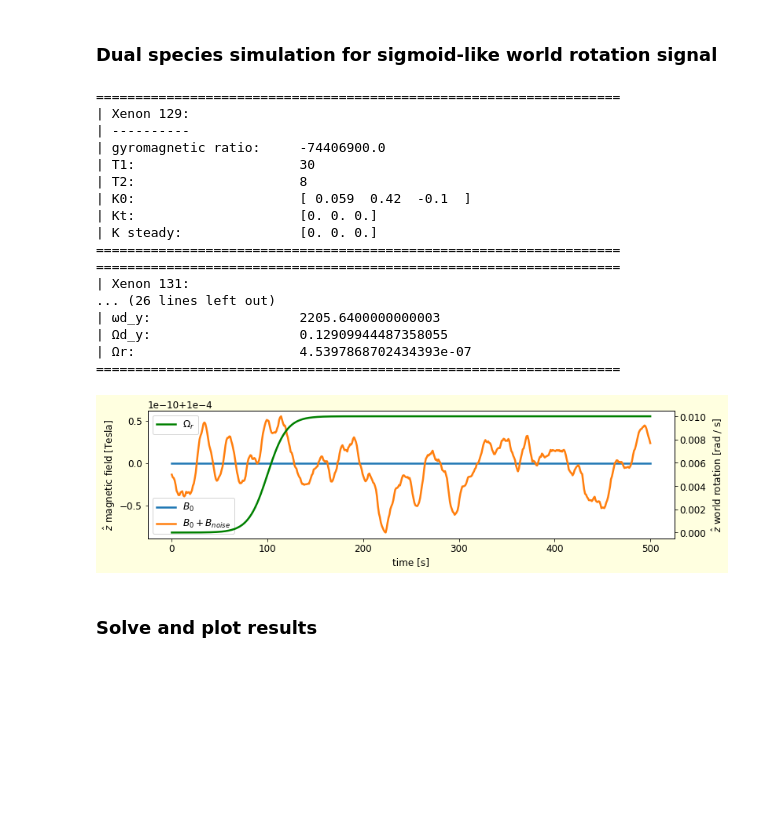
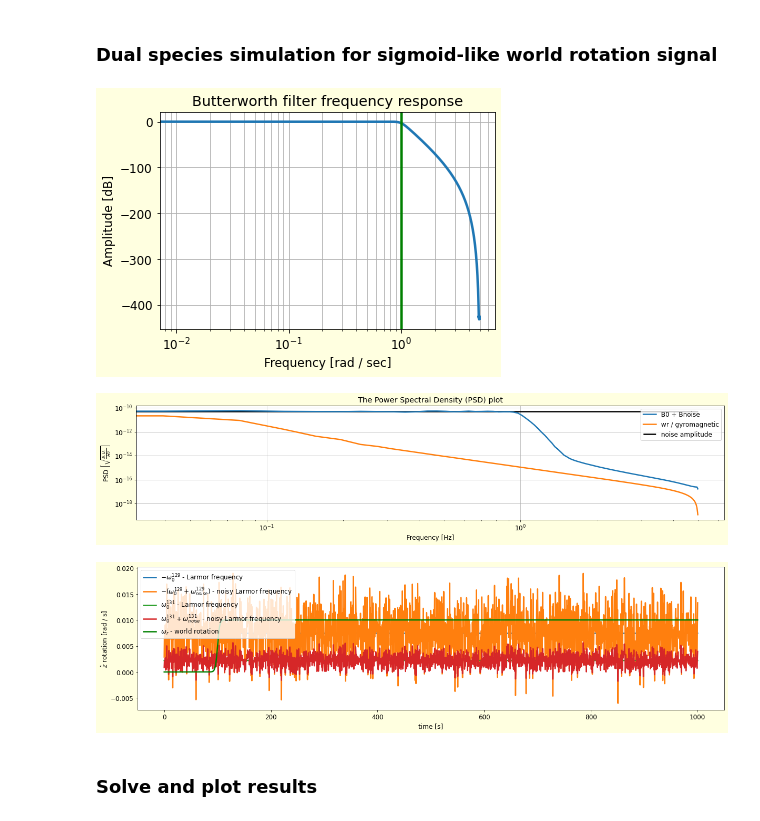
Before and after one commit to RoyElkabetz/NMR-gyroscope, a Jupyter notebook: src/dual_specie_experiment.ipynb, the cells around one changed output. Cells and saved outputs as stored; diff of their text form; code cells hidden in the pictures; blank space fills up the shorter version.

```diff
--- a/src/dual_specie_experiment.ipynb
+++ b/src/dual_specie_experiment.ipynb
@@ -59,16 +59,19 @@ $$
 # %% [markdown]
 ### Dual species simulation for sigmoid-like world rotation signal
 # %%
-# solver parameters
-t_final = 500
-dt = 1
-steps = int(t_final // dt )
-ts1 = np.linspace(0, dt, 2)
-ts = np.linspace(0, t_final, steps)
+# solver and noise parameters
+t_final = 1000                               # [s]
+dt = 0.1                                      # [s]
+sampling_frequency = 1 / dt                 # [Hz]
+noise_cutoff_frequency = 1                # [Hz]
+noise_amplitude = 5e-7 * phy.G2T            # [Tesla]
+steps = int(t_final // dt)
+ts = np.linspace(0, t_final, steps)         # [s]
+noise = utils.get_white_noise(noise_amplitude, sampling_frequency, ts)  # [Tesla]
 
 # world rotation parameters
 #wr = 30 * utils.gaussian(ts, 600, 40)                         # rad / s
-wr = 0.01 * utils.sigmoid(ts, 0.1, 100)                          # rad / s
+wr = 0.01 * utils.sigmoid(ts, 0.5, 100)                          # rad / s
 
 # Xenon 129 parameters
 g129 = phy.G129                            # gyromagnetic ratio [rad  s^-1  T^-1]
@@ -84,70 +87,57 @@ t2_131 = 8                                 # s
 Rse_131 = np.array([0, 0, 0.1]) * t1_131   # |K| / s
 
 
-# Environmemnt parameters
-B0 = 1 * phy.G2T * np.ones_like(ts)                                   # Tesla
-Bnoise = 1e-6 * phy.G2T * utils.smooth(utils.smooth(np.random.randn(len(ts))))         # Tesla
+# Environment parameters
+B0 = 1e-6 * phy.G2T * np.ones_like(ts)    # Tesla
+Bnoise = utils.butter_low_pass_filter(noise, 10, noise_cutoff_frequency, sampling_frequency, plot_filter=True)
+
 Ad_y_129 = 2 * np.sqrt((1 / t1_129) * (1 / t2_129)) * np.ones_like(ts)  # rad / s
-wd_y_129 = g129 * 1 * phy.G2T * np.ones_like(ts)                        # rad / s
+wd_y_129 = g129 * 1e-6 * phy.G2T * np.ones_like(ts)                        # rad / s
 Ad_x_129 = np.zeros_like(ts)                                            # rad / s
 wd_x_129 = np.zeros_like(ts)                                            # rad / s
 Ad_y_131 = 2 * np.sqrt((1 / t1_131) * (1 / t2_131)) * np.ones_like(ts)  # rad / s
-wd_y_131 = g131 * 1 * phy.G2T * np.ones_like(ts)                        # rad / s
+wd_y_131 = g131 * 1e-6 * phy.G2T * np.ones_like(ts)                        # rad / s
 Ad_x_131 = np.zeros_like(ts)                                            # rad / s
 wd_x_131 = np.zeros_like(ts)                                            # rad / s
+
+# PSD plot of all signals
+signal_list = [B0 + Bnoise, wr / g129]
+names = ['B0 + Bnoise', 'wr / gyromagnetic']
+utils.psd_compare(signal_list, sampling_frequency, noise_amplitude=noise_amplitude, names=names, logx=True)
+# %% [output]
+[figure, added]
+[figure, added]
 # %%
 # initialize Xenon 129
 Xe129 = xe.Xenon(gamma=g129, t1=t1_129, t2=t2_129, K0=np.array([0.059, 0.42, -0.1]), ts=t_final, dt=dt, name='129')
 Xe129.set_spin_exchange_amp(Rse_129)
-Xe129.display_params()
 
 # initialize Xenon 131
 Xe131 = xe.Xenon(gamma=g131, t1=t1_131, t2=t2_131, K0=np.array([0.0259, 0.02, 0.3]), ts=t_final, dt=dt, name='131')
 Xe131.set_spin_exchange_amp(Rse_131)
-Xe131.display_params()
 
 # initialize Xenon-129 Environment
 env129 = env.Environment(name='Xenon-129 environment')
 env129.set_state(wr=wr, B0=B0, Bnoise=Bnoise, Ad_y=Ad_y_129, wd_y=wd_y_129, Ad_x=Ad_x_129, wd_x=wd_x_129)
-env129.display_params()
 
 # initialize Xenon-131 Environment
 env131 = env.Environment(name='Xenon-131 environment')
 env131.set_state(wr=wr, B0=B0, Bnoise=Bnoise, Ad_y=Ad_y_131, wd_y=wd_y_131, Ad_x=Ad_x_131, wd_x=wd_x_131)
-env131.display_params()
 
-# plot world rotation and z magnetic field
-fig = plt.figure(figsize=(12, 3))
+# plot world rotation
+fig = plt.figure(figsize=(20, 5))
 ax = plt.subplot()
-ax.plot(ts, B0, label='$B_0$')
-ax.plot(ts, B0 + Bnoise, label='$B_0 + B_{noise}$')
-ax.set_ylabel('$\hat{z}$ magnetic field [Tesla]')
+ax.plot(ts, -Xe129.gamma * B0, label='$-\omega_0^{129}$ - Larmor frequency')
+ax.plot(ts, -Xe129.gamma * (B0 + Bnoise), label='$-(\omega_0^{129} + \omega_{noise}^{129})$ - noisy Larmor frequency')
+ax.plot(ts, Xe131.gamma * B0, label='$\omega_0^{131}$ - Larmor frequency')
+ax.plot(ts, Xe131.gamma * (B0 + Bnoise), label='$\omega_0^{131} + \omega_{noise}^{131}$ - noisy Larmor frequency')
+ax.plot(ts, wr, label='$\omega_r$ - world rotation', color='green')
+ax.set_ylabel('$\hat{z}$ rotation [rad / s]')
 ax.set_xlabel('time [s]')
 ax.legend()
-ax1 = ax.twinx()
-ax1.plot(ts, wr, label='$\Omega_r$', color='green')
-ax1.set_ylabel('$\hat{z}$ world rotation [rad / s]')
-ax1.legend()
 plt.show()
 # %% [output]
-===================================================================
-| Xenon 129:
-| ----------
-| gyromagnetic ratio:     -74406900.0
-| T1:                     30
-| T2:                     8
-| K0:                     [ 0.059  0.42  -0.1  ]
-| Kt:                     [0. 0. 0.]
-| K steady:               [0. 0. 0.]
-===================================================================
-===================================================================
-| Xenon 131:
-... (26 lines left out)
-| ωd_y:                   2205.6400000000003
-| Ωd_y:                   0.12909944487358055
-| Ωr:                     4.5397868702434393e-07
-===================================================================
-[figure, old version]
+[figure, new version]
 # %% [markdown]
 ### Solve and plot results
 # %%
```
Also changed, not shown: parts of 6 cells of this notebook.
